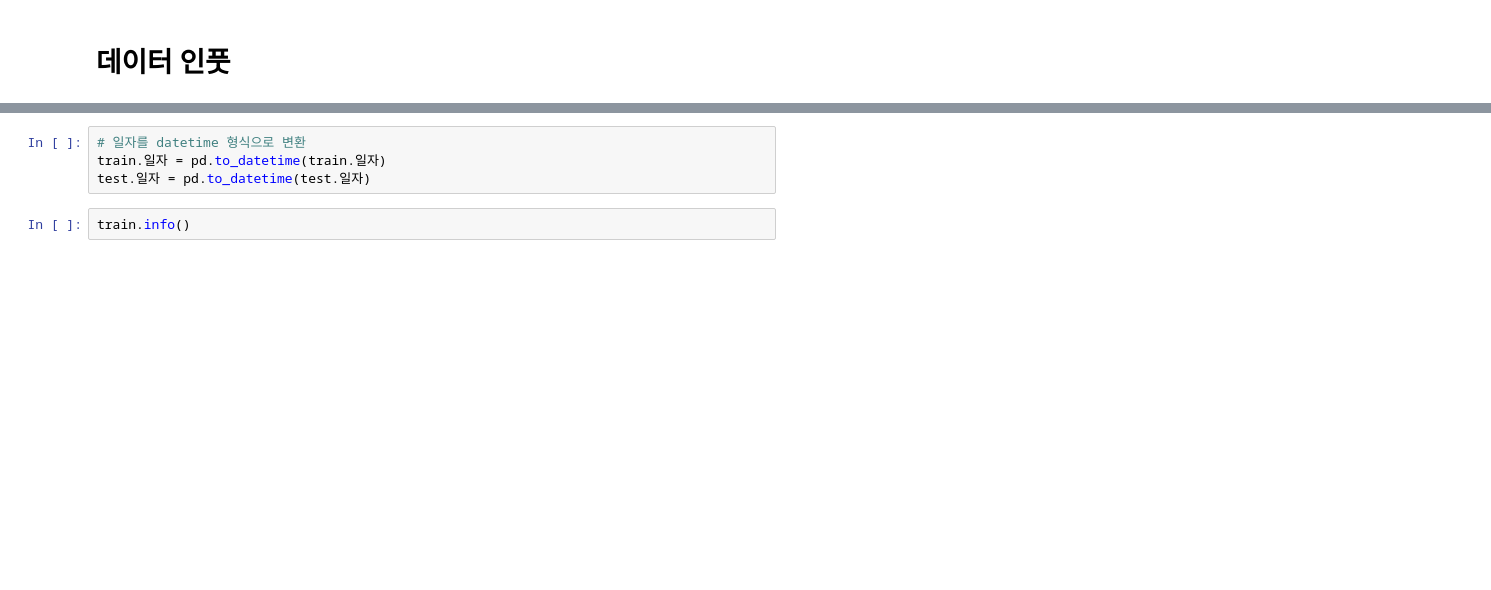
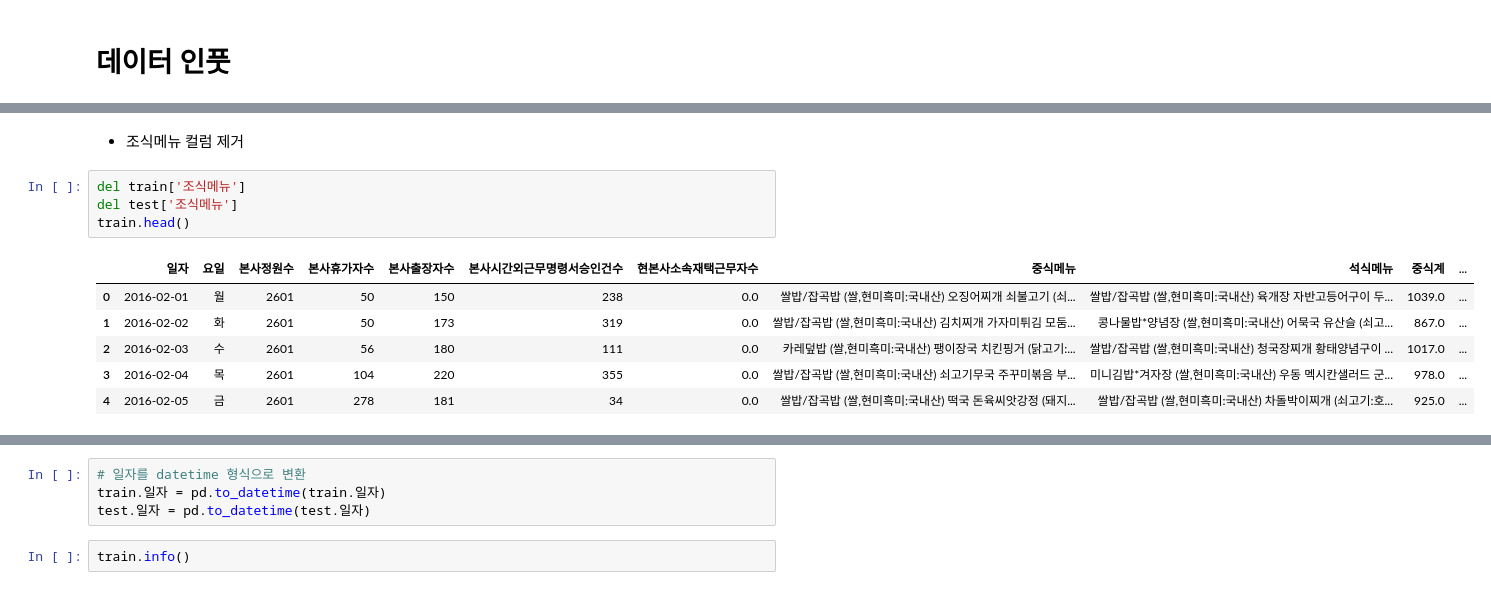
Before and after one commit to convin305/sum_daycon, a Jupyter notebook: [Dacon]구내식당 식수인원예측/구내식당_식수_인원_예측.ipynb, the cells around one changed output, grey strips where cells are left out. Saved outputs shown, nothing was run; the diff lists cells and outputs as text; blank space fills up the shorter version.

```diff
--- a/[Dacon]구내식당 식수인원예측/구내식당_식수_인원_예측.ipynb
+++ b/[Dacon]구내식당 식수인원예측/구내식당_식수_인원_예측.ipynb
@@ -26,6 +36,19 @@ test.head(3)
 | 0 | 2021-01-27 | 수 | 2983 | 88 | 182 | 5 | 358.0 | 모닝롤/연유버터베이글 우유/주스 계란후라이/찐계란 단호박죽/... | 쌀밥/흑미밥/찰현미밥 대구지리 매운돈갈비찜 오꼬노미계란말이 ... | 흑미밥 얼큰순두부찌개 쇠고기우엉볶음 버섯햄볶음 (New)아삭... |
 | 1 | 2021-01-28 | 목 | 2983 | 104 | 212 | 409 | 348.0 | 모닝롤/대만샌드위치 우유/주스 계란후라이/찐계란 누룽지탕/흑... | 쌀밥/보리밥/찰현미밥 우렁된장찌개 오리주물럭 청양부추전 수제... | 충무김밥 우동국물 오징어무침 꽃맛살샐러드 얼갈이쌈장무침 석박지 |
 | 2 | 2021-01-29 | 금 | 2983 | 270 | 249 | 0 | 294.0 | 모닝롤/핫케익 우유/주스 계란후라이/찐계란 오곡죽/흑미밥 매... | 쌀밥/흑미밥/찰현미밥 팽이장국 수제돈까스*소스 가자미조림 동... | 흑미밥 물만둣국 카레찜닭 숯불양념꼬지어묵 꼬시래기무침 포기김치 |
+# %% [markdown]
+- 조식메뉴 컬럼 제거
+# %%
+del train['조식메뉴']
+del test['조식메뉴']
+train.head()
+# %% [output]
+|  | 일자 | 요일 | 본사정원수 | 본사휴가자수 | 본사출장자수 | 본사시간외근무명령서승인건수 | 현본사소속재택근무자수 | 중식메뉴 | 석식메뉴 | 중식계 | ... |
+| 0 | 2016-02-01 | 월 | 2601 | 50 | 150 | 238 | 0.0 | 쌀밥/잡곡밥 (쌀,현미흑미:국내산) 오징어찌개 쇠불고기 (쇠... | 쌀밥/잡곡밥 (쌀,현미흑미:국내산) 육개장 자반고등어구이 두... | 1039.0 | ... |
+| 1 | 2016-02-02 | 화 | 2601 | 50 | 173 | 319 | 0.0 | 쌀밥/잡곡밥 (쌀,현미흑미:국내산) 김치찌개 가자미튀김 모둠... | 콩나물밥*양념장 (쌀,현미흑미:국내산) 어묵국 유산슬 (쇠고... | 867.0 | ... |
+| 2 | 2016-02-03 | 수 | 2601 | 56 | 180 | 111 | 0.0 | 카레덮밥 (쌀,현미흑미:국내산) 팽이장국 치킨핑거 (닭고기:... | 쌀밥/잡곡밥 (쌀,현미흑미:국내산) 청국장찌개 황태양념구이 ... | 1017.0 | ... |
+| 3 | 2016-02-04 | 목 | 2601 | 104 | 220 | 355 | 0.0 | 쌀밥/잡곡밥 (쌀,현미흑미:국내산) 쇠고기무국 주꾸미볶음 부... | 미니김밥*겨자장 (쌀,현미흑미:국내산) 우동 멕시칸샐러드 군... | 978.0 | ... |
+| 4 | 2016-02-05 | 금 | 2601 | 278 | 181 | 34 | 0.0 | 쌀밥/잡곡밥 (쌀,현미흑미:국내산) 떡국 돈육씨앗강정 (돼지... | 쌀밥/잡곡밥 (쌀,현미흑미:국내산) 차돌박이찌개 (쇠고기:호... | 925.0 | ... |
 # %%
 train.shape, test.shape
 # %% [output]
```
Also changed, not shown: parts of 60 cells of this notebook.
